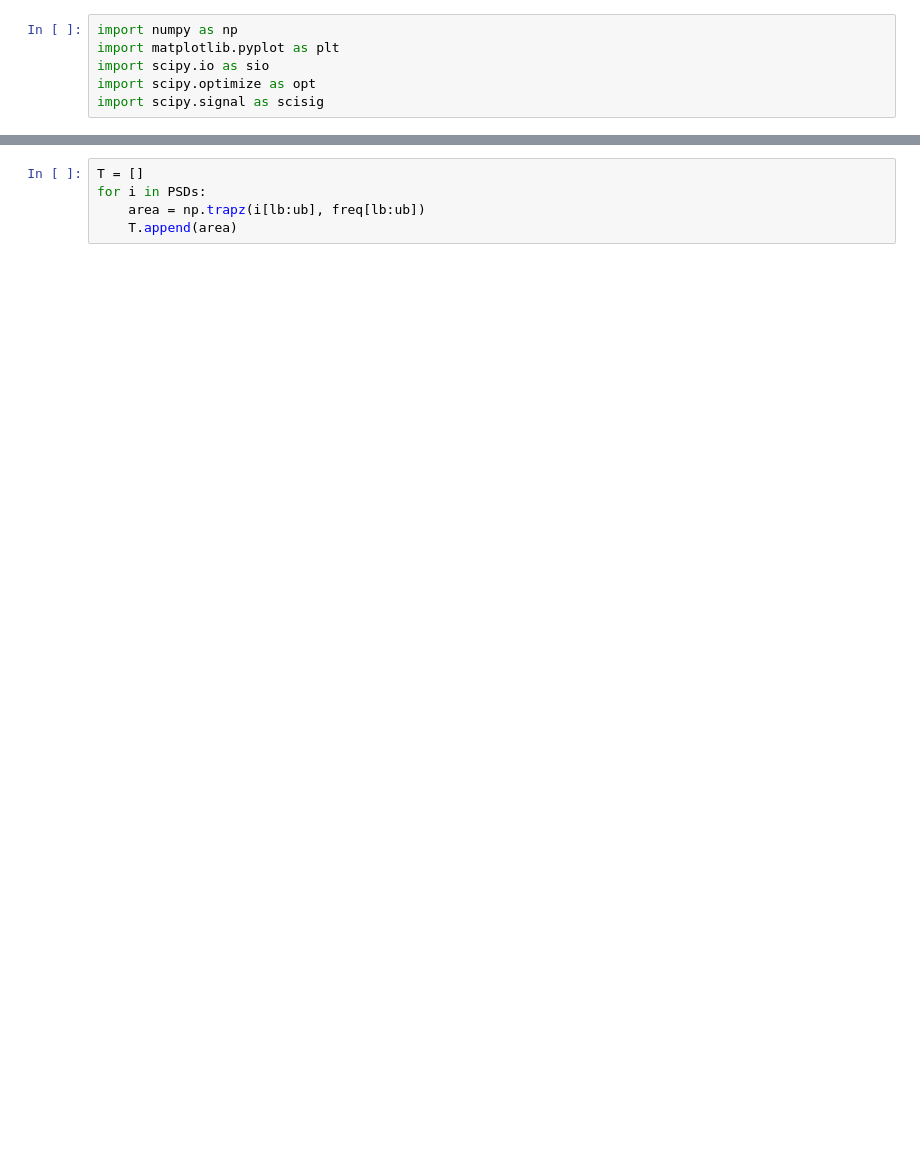
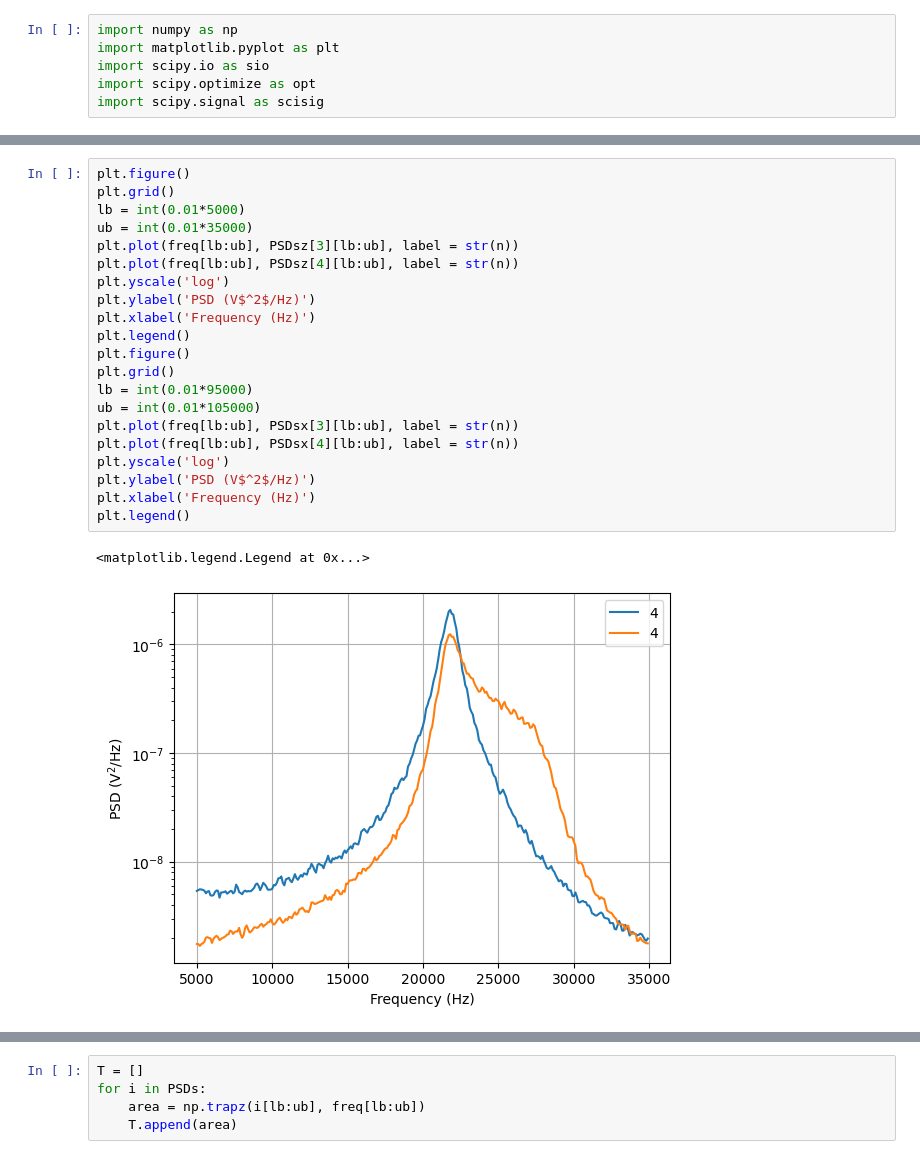
Before and after one commit to yuhants/Nanospheres, a Jupyter notebook: Analysis/PLL Finetuning.ipynb, the cells around one changed output, grey strips where cells are left out. Saved outputs shown, nothing was run; the diff lists cells and outputs as text; blank space fills up the shorter version.

```diff
--- a/Analysis/PLL Finetuning.ipynb
+++ b/Analysis/PLL Finetuning.ipynb
@@ -34,0 +69,24 @@ plt.legend()
+# %%
+plt.figure()
+plt.grid()
+lb = int(0.01*5000)
+ub = int(0.01*35000)
+plt.plot(freq[lb:ub], PSDsz[3][lb:ub], label = str(n))
+plt.plot(freq[lb:ub], PSDsz[4][lb:ub], label = str(n))
+plt.yscale('log')
+plt.ylabel('PSD (V$^2$/Hz)')
+plt.xlabel('Frequency (Hz)')
+plt.legend()
+plt.figure()
+plt.grid()
+lb = int(0.01*95000)
+ub = int(0.01*105000)
+plt.plot(freq[lb:ub], PSDsx[3][lb:ub], label = str(n))
+plt.plot(freq[lb:ub], PSDsx[4][lb:ub], label = str(n))
+plt.yscale('log')
+plt.ylabel('PSD (V$^2$/Hz)')
+plt.xlabel('Frequency (Hz)')
+plt.legend()
+# %% [output]
+<matplotlib.legend.Legend at 0x...>
+[figure, added]
```
Also changed, not shown: parts of 9 cells of this notebook, 19 other files.
